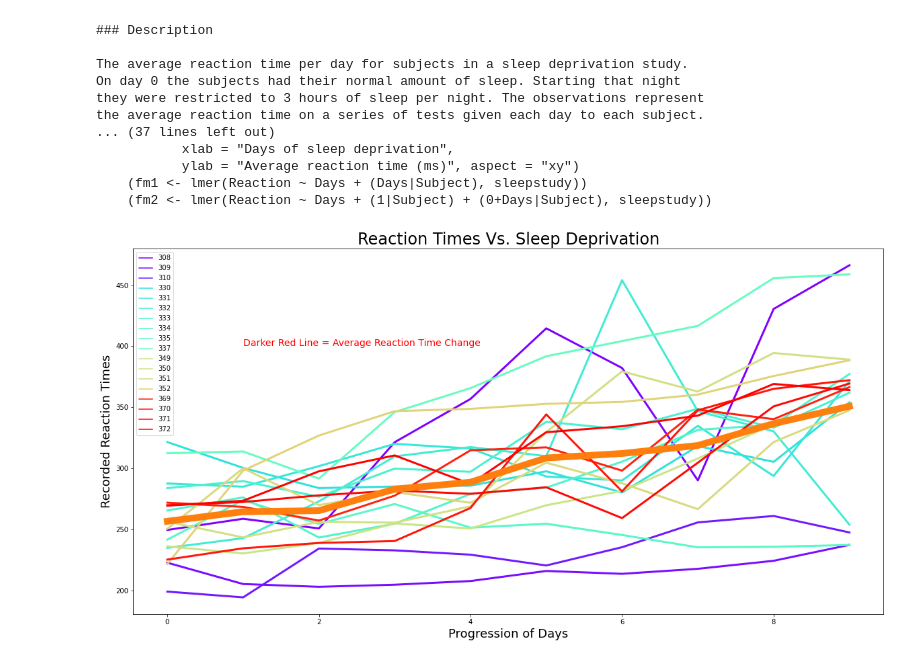
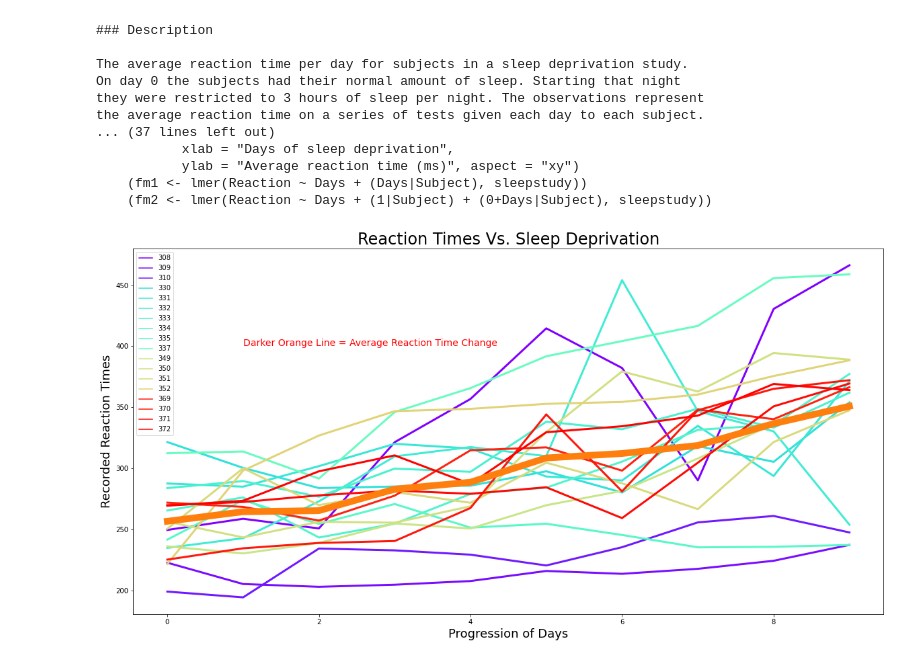
Before and after one commit to ForrestMccrosky/numpy-pandas-visualization-exercises, a Jupyter notebook: seaborn_exercises.ipynb, the cells around one changed output. Drawn from its saved outputs; the diff is of its cells as text; code cells hidden in the pictures.

Commit message:
Changing last question's text in graph to match line color

```diff
--- a/seaborn_exercises.ipynb
+++ b/seaborn_exercises.ipynb
@@ -412,14 +412,14 @@ the average reaction time on a series of tests given each day to each subject.
 # %%
 plt.figure(figsize = (20,10))
 sns.lineplot(data = sleepstudy, x = 'Days', y = 'Reaction',
             hue = 'Subject', palette = 'rainbow',
            linewidth = 3, legend = 'full')
 sns.lineplot(data = sleepstudy, x = 'Days', y = 'Reaction',
             estimator = 'mean', linewidth = 10, ci = False)
 plt.title('Reaction Times Vs. Sleep Deprivation', fontsize = 24)
 plt.xlabel('Progression of Days', fontsize =18)
 plt.ylabel('Recorded Reaction Times', fontsize = 18)
-plt.text(1,400, 'Darker Red Line = Average Reaction Time Change', fontsize = 14, color = 'r')
+plt.text(1,400, 'Darker Orange Line = Average Reaction Time Change', fontsize = 14, color = 'r')
 plt.show()
 # %% [output]
-[figure, old version]
+[figure, new version]
```
